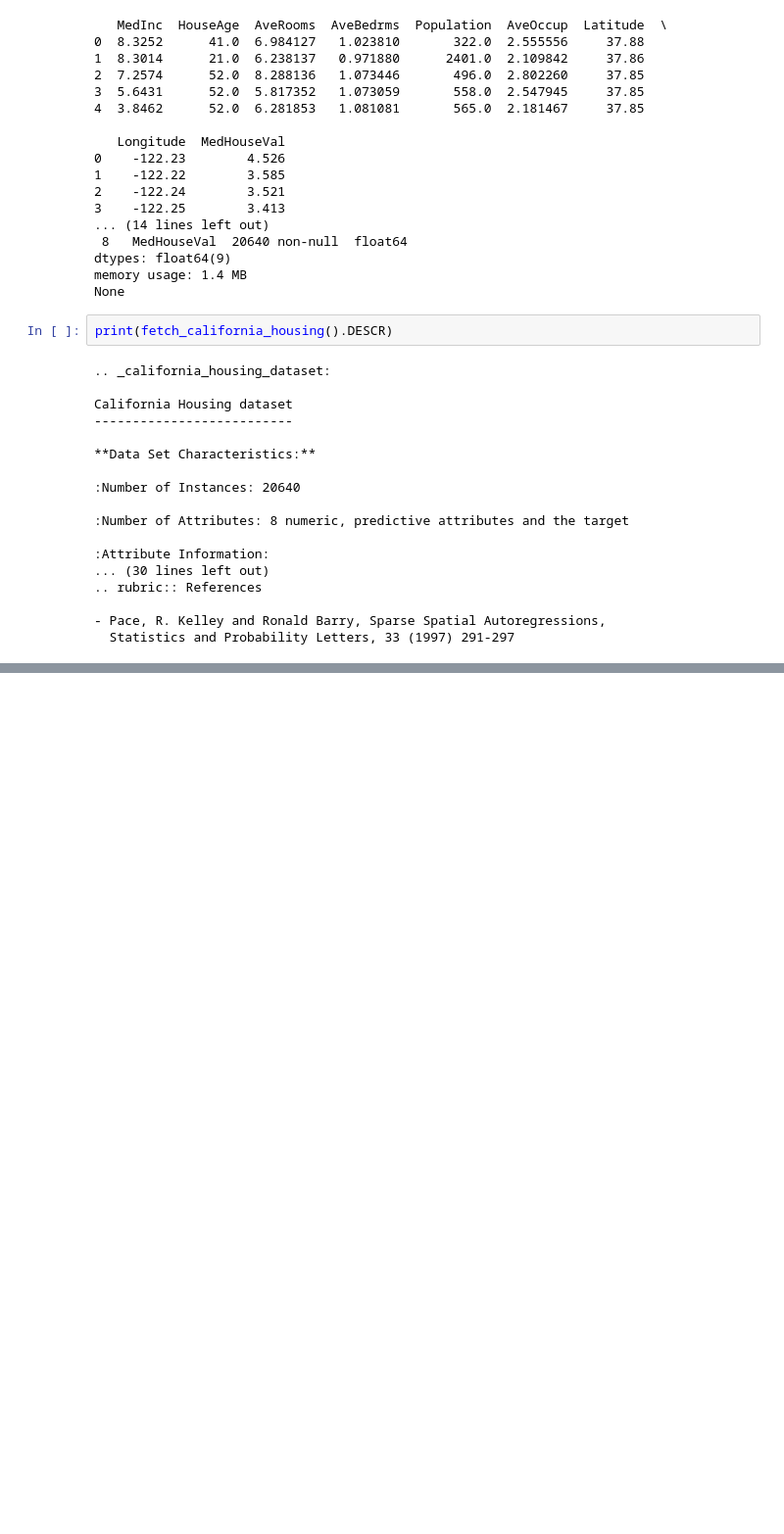
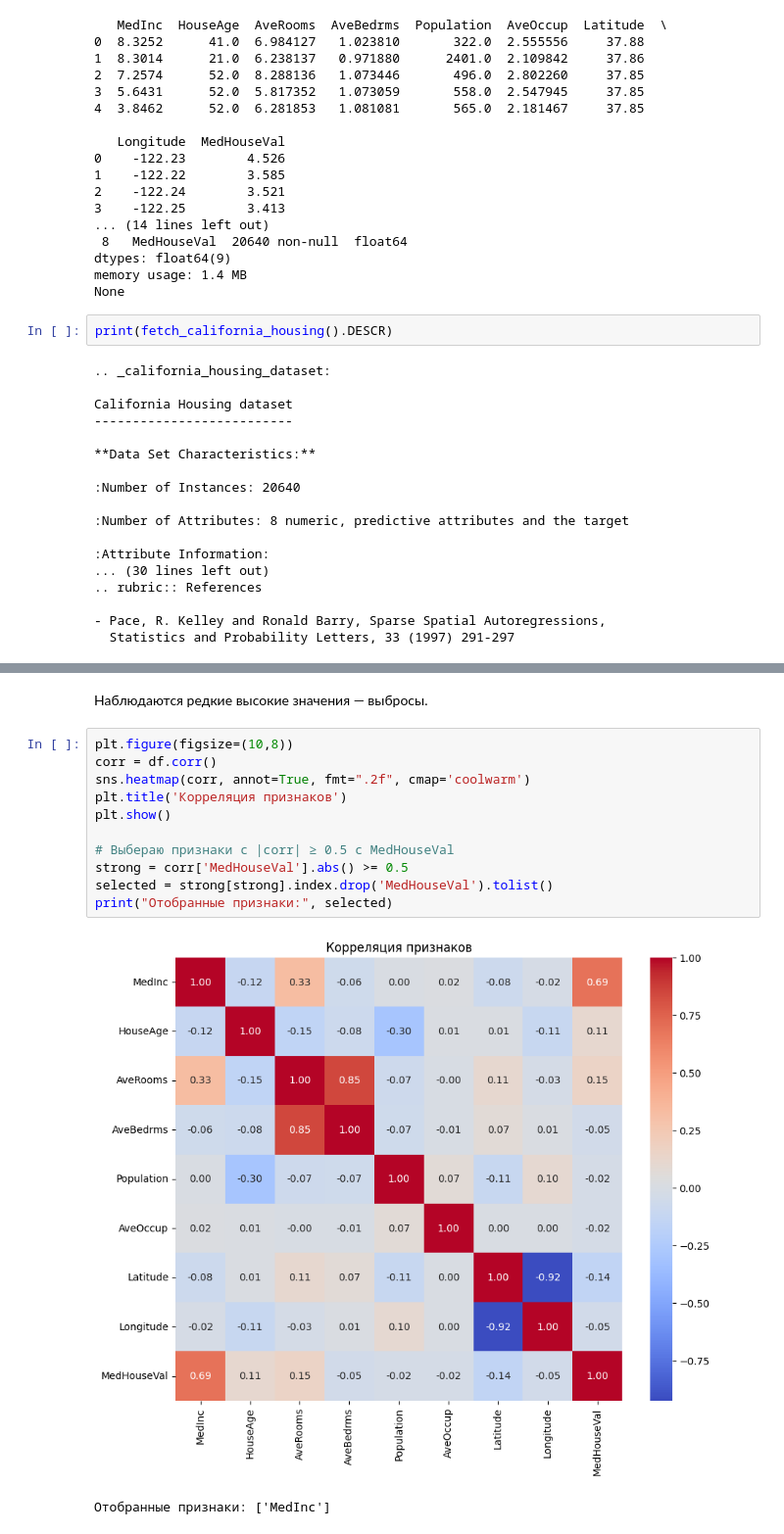
Before and after one commit to ArsT1982/DSML-59-DZ-5, a Jupyter notebook: DSML_59_DZ_5.ipynb, the cells around one changed output, grey strips where cells are left out. Shown at 98% size. Saved outputs shown, nothing was run; the diff lists cells and outputs as text; blank space fills up the shorter version.

```diff
--- a/DSML_59_DZ_5.ipynb
+++ b/DSML_59_DZ_5.ipynb
@@ -61,0 +105,16 @@ California Housing dataset
+# %% [markdown]
+Наблюдаются редкие высокие значения — выбросы.
+# %%
+plt.figure(figsize=(10,8))
+corr = df.corr()
+sns.heatmap(corr, annot=True, fmt=".2f", cmap='coolwarm')
+plt.title('Корреляция признаков')
+plt.show()
+
+# Выбераю признаки с |corr| ≥ 0.5 с MedHouseVal
+strong = corr['MedHouseVal'].abs() >= 0.5
+selected = strong[strong].index.drop('MedHouseVal').tolist()
+print("Отобранные признаки:", selected)
+# %% [output]
+[figure, added]
+Отобранные признаки: ['MedInc']
```
Also changed, not shown: parts of 2 cells of this notebook.
